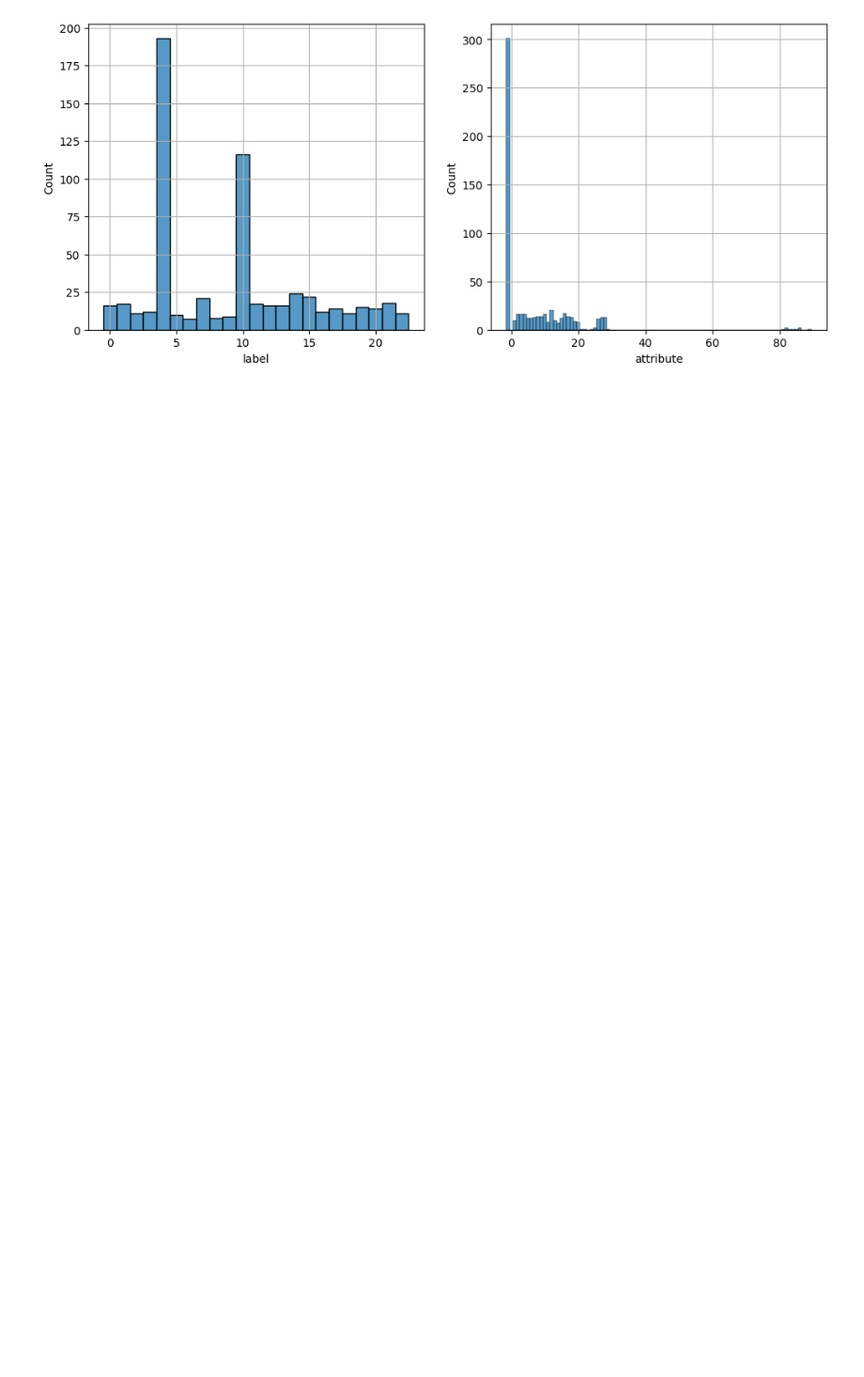
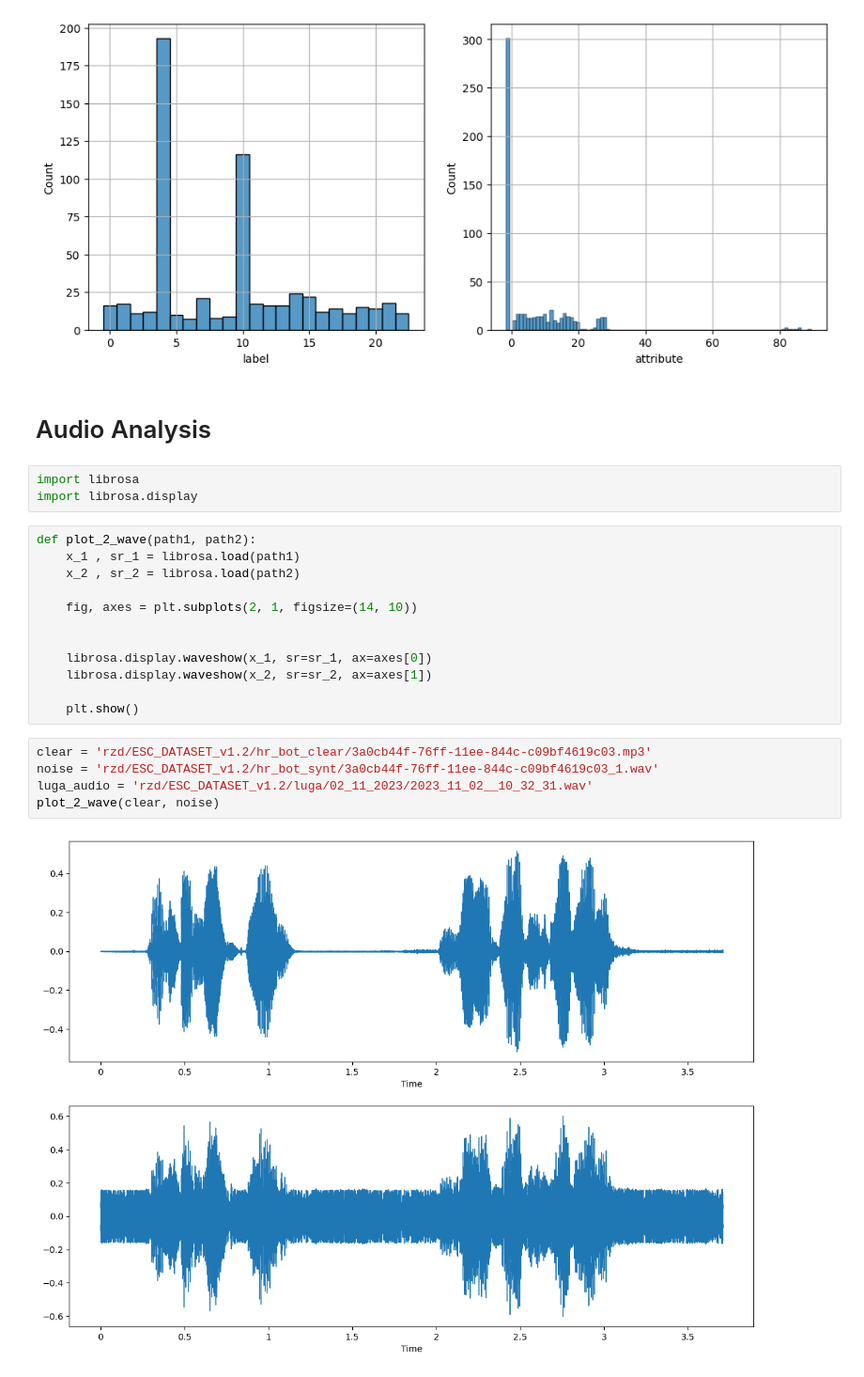
Before and after one commit to fm-projects/railroad-command-recognition, a Jupyter notebook: EDA.ipynb, the cells around one changed output. Shown at 94% size. Drawn from its saved outputs; the diff is of its cells as text; blank space fills up the shorter version.

Commit message:
add audio analysis

```diff
--- a/EDA.ipynb
+++ b/EDA.ipynb
@@ -50,3 +56,27 @@ eda_one_df(luga)
 количество лейблов с числом: 309
 количество лейблов без числа: 301
 [figure]
+# %% [markdown]
+# Audio Analysis
+# %%
+import librosa
+import librosa.display
+# %%
+def plot_2_wave(path1, path2):
+    x_1 , sr_1 = librosa.load(path1)
+    x_2 , sr_2 = librosa.load(path2)
+
+    fig, axes = plt.subplots(2, 1, figsize=(14, 10))
+
+
+    librosa.display.waveshow(x_1, sr=sr_1, ax=axes[0])
+    librosa.display.waveshow(x_2, sr=sr_2, ax=axes[1])
+
+    plt.show()
+# %%
+clear = 'rzd/ESC_DATASET_v1.2/hr_bot_clear/3a0cb44f-76ff-11ee-844c-c09bf4619c03.mp3'
+noise = 'rzd/ESC_DATASET_v1.2/hr_bot_synt/3a0cb44f-76ff-11ee-844c-c09bf4619c03_1.wav'
+luga_audio = 'rzd/ESC_DATASET_v1.2/luga/02_11_2023/2023_11_02__10_32_31.wav'
+plot_2_wave(clear, noise)
+# %% [output]
+[figure, added]
```
Also changed, not shown: parts of 13 cells of this notebook.
